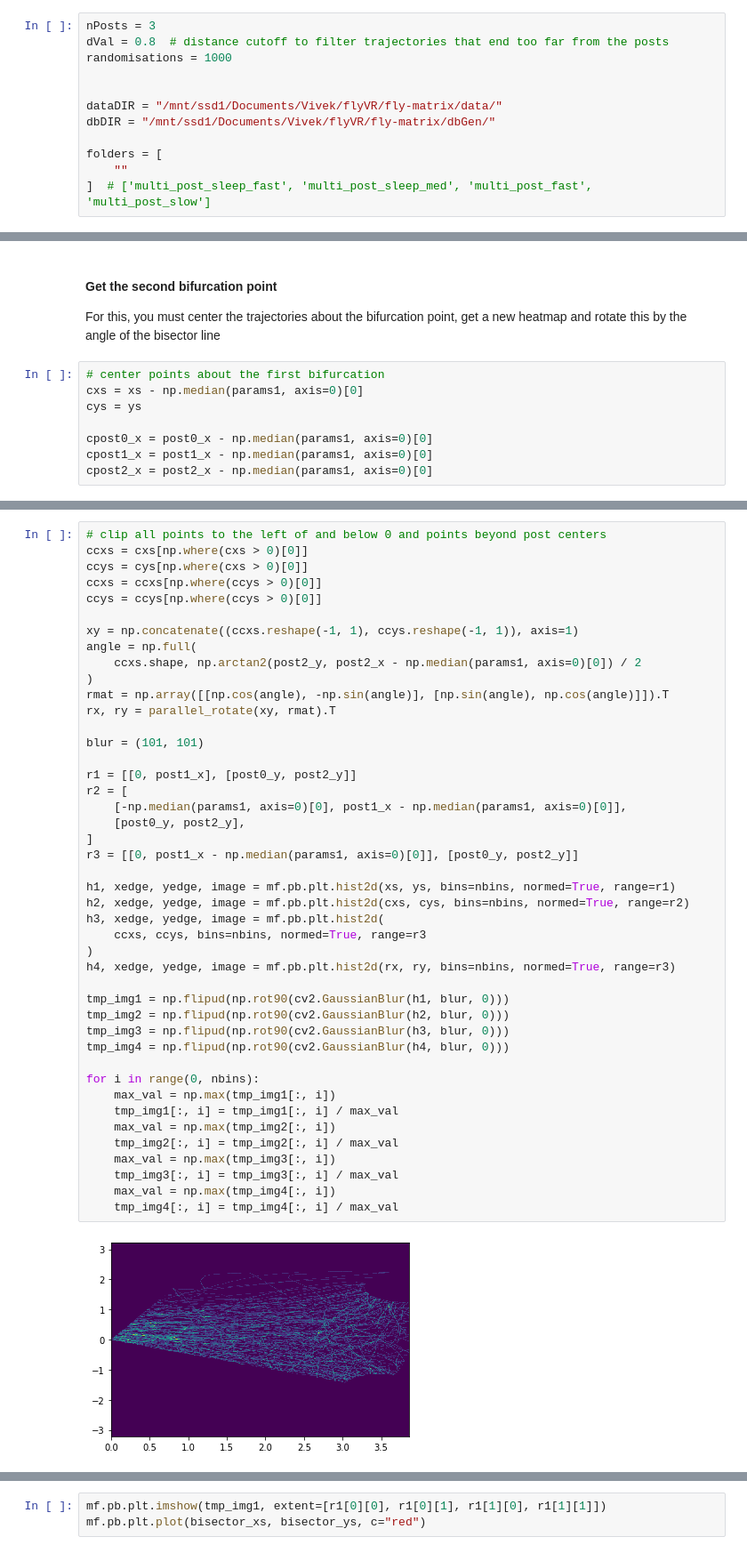
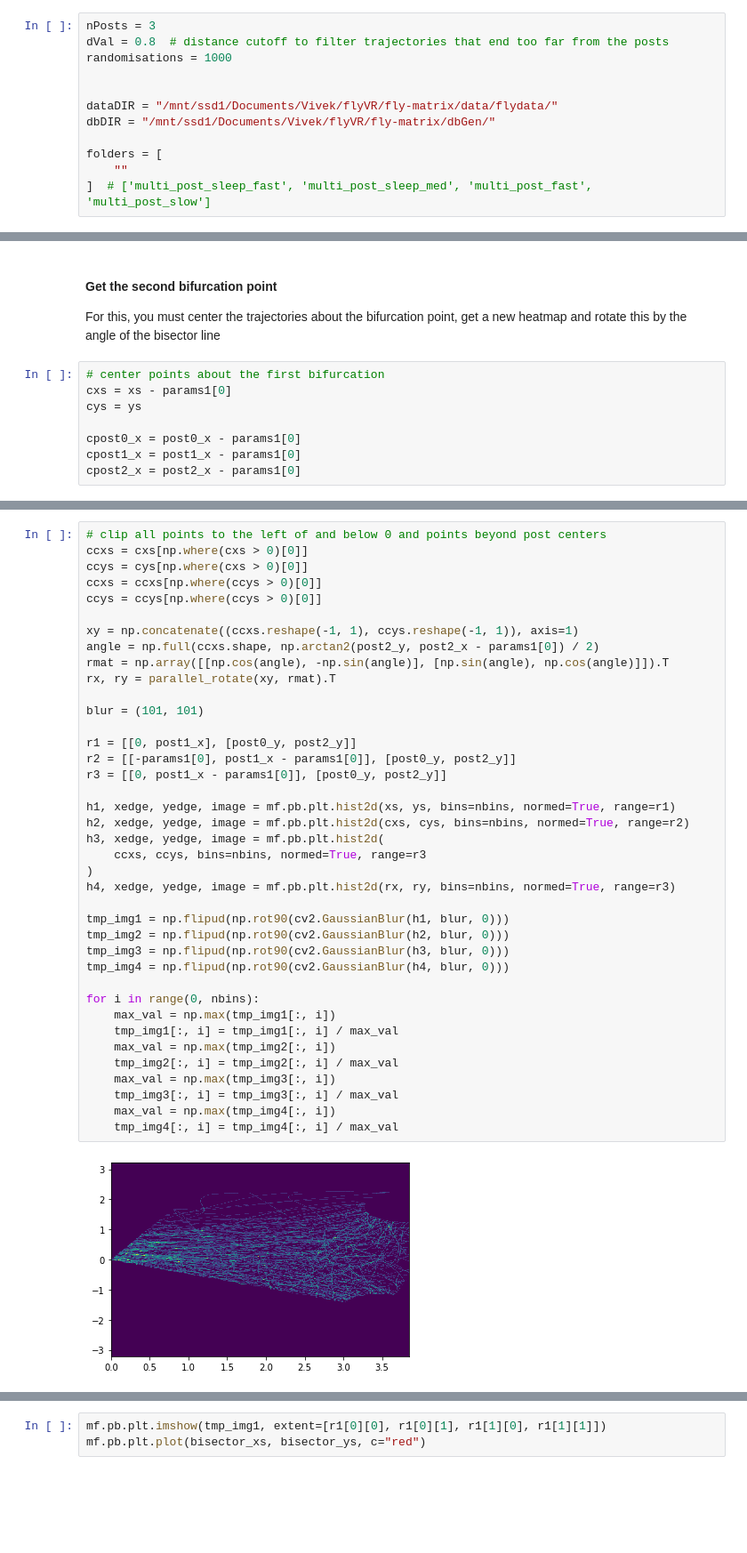
Before and after one commit to RnoB/fly-matrix, a Jupyter notebook: bifurcation_statistics.ipynb, the cells around one changed output, grey strips where cells are left out. Shown at 89% size. Cells and saved outputs as stored; diff of their text form; blank space fills up the shorter version.

```diff
--- a/bifurcation_statistics.ipynb
+++ b/bifurcation_statistics.ipynb
@@ -23,7 +23,7 @@ dVal = 0.8  # distance cutoff to filter trajectories that end too far from the p
 randomisations = 1000
 
 
-dataDIR = "/mnt/ssd1/Documents/Vivek/flyVR/fly-matrix/data/"
+dataDIR = "/mnt/ssd1/Documents/Vivek/flyVR/fly-matrix/data/flydata/"
 dbDIR = "/mnt/ssd1/Documents/Vivek/flyVR/fly-matrix/dbGen/"
 
 folders = [
@@ -343,12 +363,12 @@ bisector_ys = [
 For this, you must center the trajectories about the bifurcation point, get a new heatmap and rotate this by the angle of the bisector line
 # %%
 # center points about the first bifurcation
-cxs = xs - np.median(params1, axis=0)[0]
+cxs = xs - params1[0]
 cys = ys
 
-cpost0_x = post0_x - np.median(params1, axis=0)[0]
-cpost1_x = post1_x - np.median(params1, axis=0)[0]
-cpost2_x = post2_x - np.median(params1, axis=0)[0]
+cpost0_x = post0_x - params1[0]
+cpost1_x = post1_x - params1[0]
+cpost2_x = post2_x - params1[0]
 # %% [output]
 [interactive output not drawn]
 # %%
@@ -368,44 +388,39 @@ ccxs = ccxs[np.where(ccys > 0)[0]]
 ccys = ccys[np.where(ccys > 0)[0]]
 
 xy = np.concatenate((ccxs.reshape(-1, 1), ccys.reshape(-1, 1)), axis=1)
-angle = np.full(
-    ccxs.shape, np.arctan2(post2_y, post2_x - np.median(params1, axis=0)[0]) / 2
-)
+angle = np.full(ccxs.shape, np.arctan2(post2_y, post2_x - params1[0]) / 2)
 rmat = np.array([[np.cos(angle), -np.sin(angle)], [np.sin(angle), np.cos(angle)]]).T
 rx, ry = parallel_rotate(xy, rmat).T
 
 blur = (101, 101)
 
 r1 = [[0, post1_x], [post0_y, post2_y]]
-r2 = [
-    [-np.median(params1, axis=0)[0], post1_x - np.median(params1, axis=0)[0]],
-    [post0_y, post2_y],
-]
-r3 = [[0, post1_x - np.median(params1, axis=0)[0]], [post0_y, post2_y]]
+r2 = [[-params1[0], post1_x - params1[0]], [post0_y, post2_y]]
+r3 = [[0, post1_x - params1[0]], [post0_y, post2_y]]
 
 h1, xedge, yedge, image = mf.pb.plt.hist2d(xs, ys, bins=nbins, normed=True, range=r1)
 h2, xedge, yedge, image = mf.pb.plt.hist2d(cxs, cys, bins=nbins, normed=True, range=r2)
 h3, xedge, yedge, image = mf.pb.plt.hist2d(
     ccxs, ccys, bins=nbins, normed=True, range=r3
 )
 h4, xedge, yedge, image = mf.pb.plt.hist2d(rx, ry, bins=nbins, normed=True, range=r3)
 
 tmp_img1 = np.flipud(np.rot90(cv2.GaussianBlur(h1, blur, 0)))
 tmp_img2 = np.flipud(np.rot90(cv2.GaussianBlur(h2, blur, 0)))
 tmp_img3 = np.flipud(np.rot90(cv2.GaussianBlur(h3, blur, 0)))
 tmp_img4 = np.flipud(np.rot90(cv2.GaussianBlur(h4, blur, 0)))
 
 for i in range(0, nbins):
     max_val = np.max(tmp_img1[:, i])
     tmp_img1[:, i] = tmp_img1[:, i] / max_val
     max_val = np.max(tmp_img2[:, i])
     tmp_img2[:, i] = tmp_img2[:, i] / max_val
     max_val = np.max(tmp_img3[:, i])
     tmp_img3[:, i] = tmp_img3[:, i] / max_val
     max_val = np.max(tmp_img4[:, i])
     tmp_img4[:, i] = tmp_img4[:, i] / max_val
 # %% [output]
-[figure, old version]
+[figure, new version]
 [interactive output not drawn]
 # %%
 mf.pb.plt.imshow(tmp_img1, extent=[r1[0][0], r1[0][1], r1[1][0], r1[1][1]])
```
Also changed, not shown: parts of 7 cells of this notebook, 9 other files.
